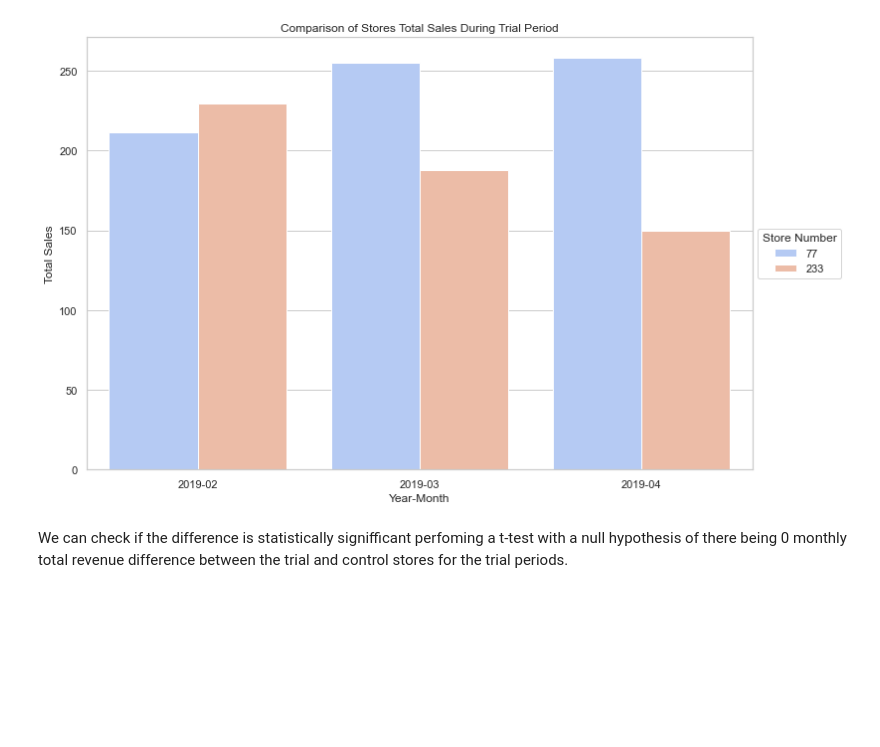
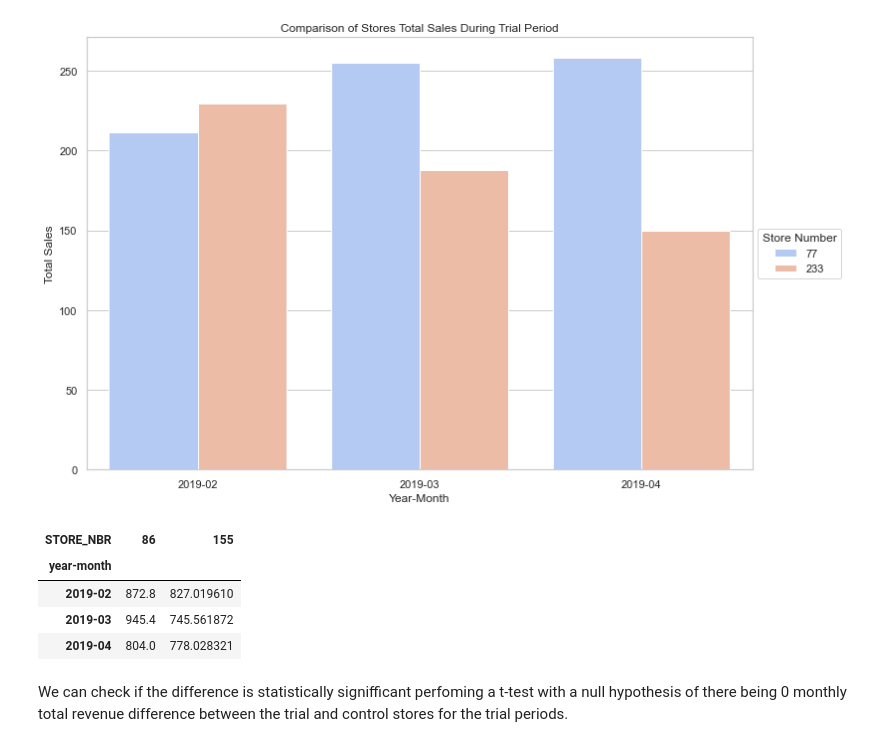
Before and after one commit to jogamaral/QVI, a Jupyter notebook: task 2 - experimentation and uplift testing.ipynb, the cells around one changed output. Saved outputs shown, nothing was run; the diff lists cells and outputs as text; code cells hidden in the pictures; blank space fills up the shorter version.

```diff
--- a/task 2 - experimentation and uplift testing.ipynb
+++ b/task 2 - experimentation and uplift testing.ipynb
@@ -188,6 +188,14 @@ plt.legend(title='Store Number',loc='center left', bbox_to_anchor=(1, 0.5))
 plt.title('Comparison of Stores Total Sales During Trial Period');
 # %% [output]
 [figure]
+# %%
+scaled_compare_86_155_trial.pivot_table(values='TOT_SALES',columns='STORE_NBR',index='year-month',aggfunc={'TOT_SALES':'sum'})
+# %% [output]
+| STORE_NBR | 86 | 155 |
+| year-month |  |  |
+| 2019-02 | 872.8 | 827.019610 |
+| 2019-03 | 945.4 | 745.561872 |
+| 2019-04 | 804.0 | 778.028321 |
 # %% [markdown]
 We can check if the difference is statistically signifficant perfoming a t-test with a null hypothesis of there being 0 monthly total revenue difference between the trial and control stores for the trial periods.
 # %%
```
Also changed, not shown: 3 other files.
